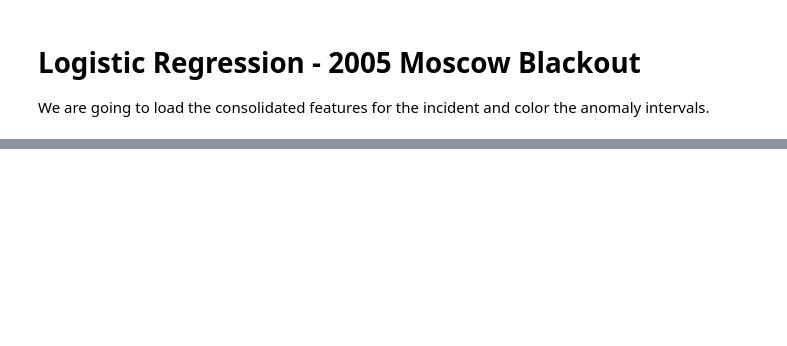
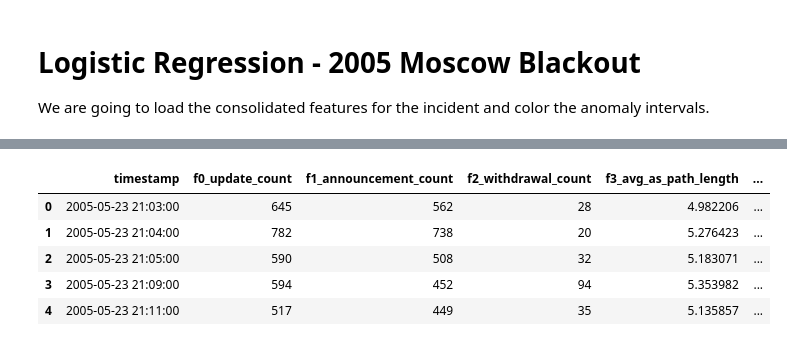
Before and after one commit to carlos-cagnazzo/ml-for-networks-workshop-mvd-2024, a Jupyter notebook: notebooks/ml-detection-01.ipynb, the cells around one changed output, grey strips where cells are left out. Drawn from its saved outputs; the diff is of its cells as text; code cells hidden in the pictures; blank space fills up the shorter version.

```diff
--- a/notebooks/ml-detection-01.ipynb
+++ b/notebooks/ml-detection-01.ipynb
@@ -52,0 +120,37 @@ plt.show()
+# %%
+# Convert timestamps to a NumPy array before shuffling
+timestamps = np.array(merged_df['timestamp'].unique())  # Explicitly convert to NumPy array
+TRAINING_SPLIT = 0.75
+
+# Shuffle timestamps and split according TRAINING_SPLIT
+np.random.seed(42)  # For reproducibility
+np.random.shuffle(timestamps)
+
+# Split timestamps into training and validation sets
+split_index = int(TRAINING_SPLIT * len(timestamps))
+train_timestamps = timestamps[:split_index]
+val_timestamps = timestamps[split_index:]
+
+# Split the data based on the sampled timestamps
+train_features = merged_df[merged_df['timestamp'].isin(train_timestamps)]
+val_features = merged_df[merged_df['timestamp'].isin(val_timestamps)]
+
+train_labels = anomaly_df[anomaly_df['timestamp'].isin(train_timestamps)]
+val_labels = anomaly_df[anomaly_df['timestamp'].isin(val_timestamps)]
+
+# Verify timestamps
+print("Training Range:", train_features["timestamp"].min(), "to", train_features["timestamp"].max())
+print("Validation Range:", val_features["timestamp"].min(), "to", val_features["timestamp"].max())
+print("Full Range:", merged_df["timestamp"].min(), "to", merged_df["timestamp"].max())
+
+# Reset indices for clean DataFrames
+train_features = train_features.reset_index(drop=True)
+val_features = val_features.reset_index(drop=True)
+train_labels = train_labels.reset_index(drop=True)
+val_labels = val_labels.reset_index(drop=True)
+
+# Verify split sizes
+print("Training Features Shape:", train_features.shape)
+print("Validation Features Shape:", val_features.shape)
+print("Training Labels Shape:", train_labels.shape)
+print("Validation Labels Shape:", val_labels.shape)
@@ -52,0 +229,9 @@ plt.show()
+# %%
+val_features.head()
+# %% [output]
+|  | timestamp | f0_update_count | f1_announcement_count | f2_withdrawal_count | f3_avg_as_path_length | ... |
+| 0 | 2005-05-23 21:03:00 | 645 | 562 | 28 | 4.982206 | ... |
+| 1 | 2005-05-23 21:04:00 | 782 | 738 | 20 | 5.276423 | ... |
+| 2 | 2005-05-23 21:05:00 | 590 | 508 | 32 | 5.183071 | ... |
+| 3 | 2005-05-23 21:09:00 | 594 | 452 | 94 | 5.353982 | ... |
+| 4 | 2005-05-23 21:11:00 | 517 | 449 | 35 | 5.135857 | ... |
```
Also changed, not shown: parts of 10 cells of this notebook.
